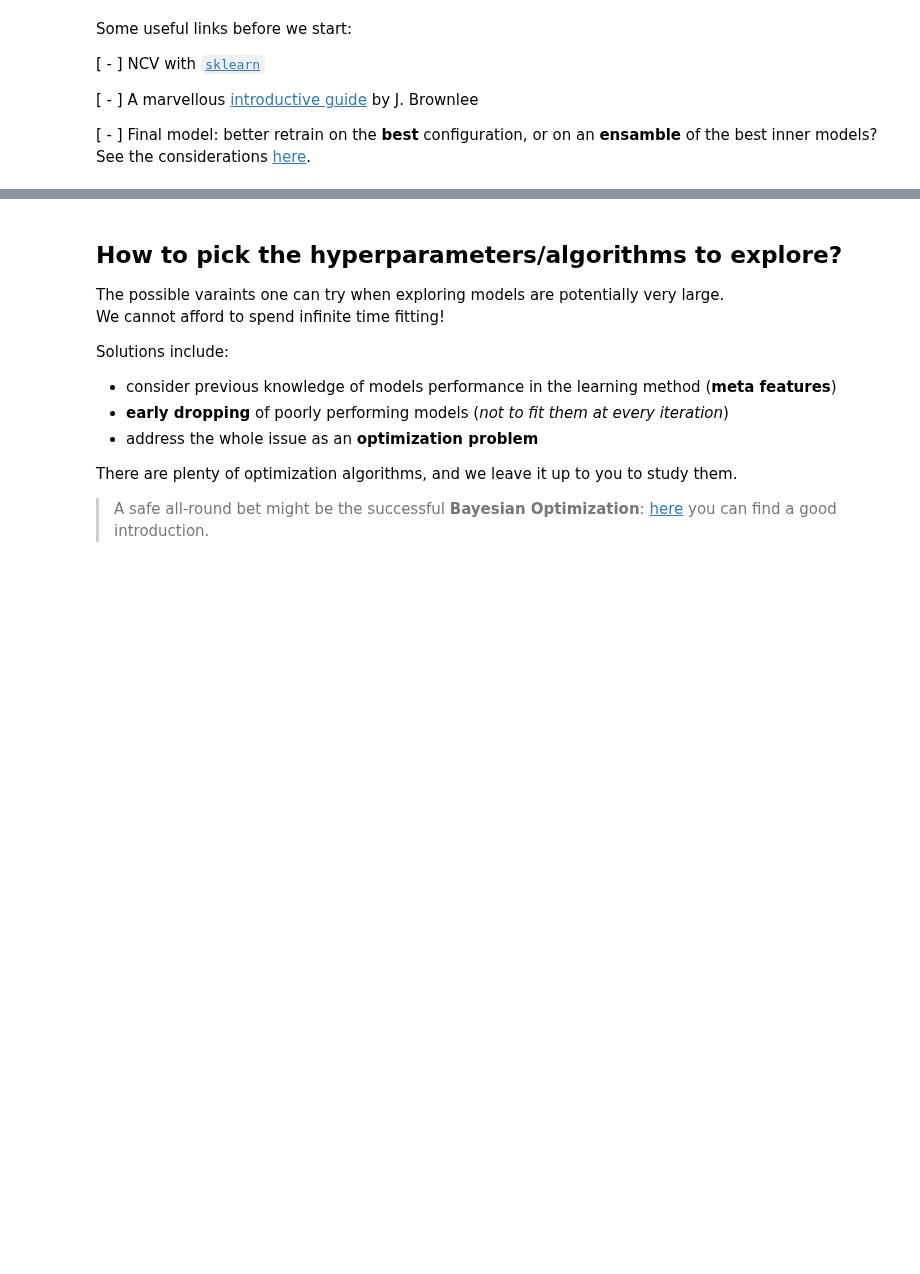
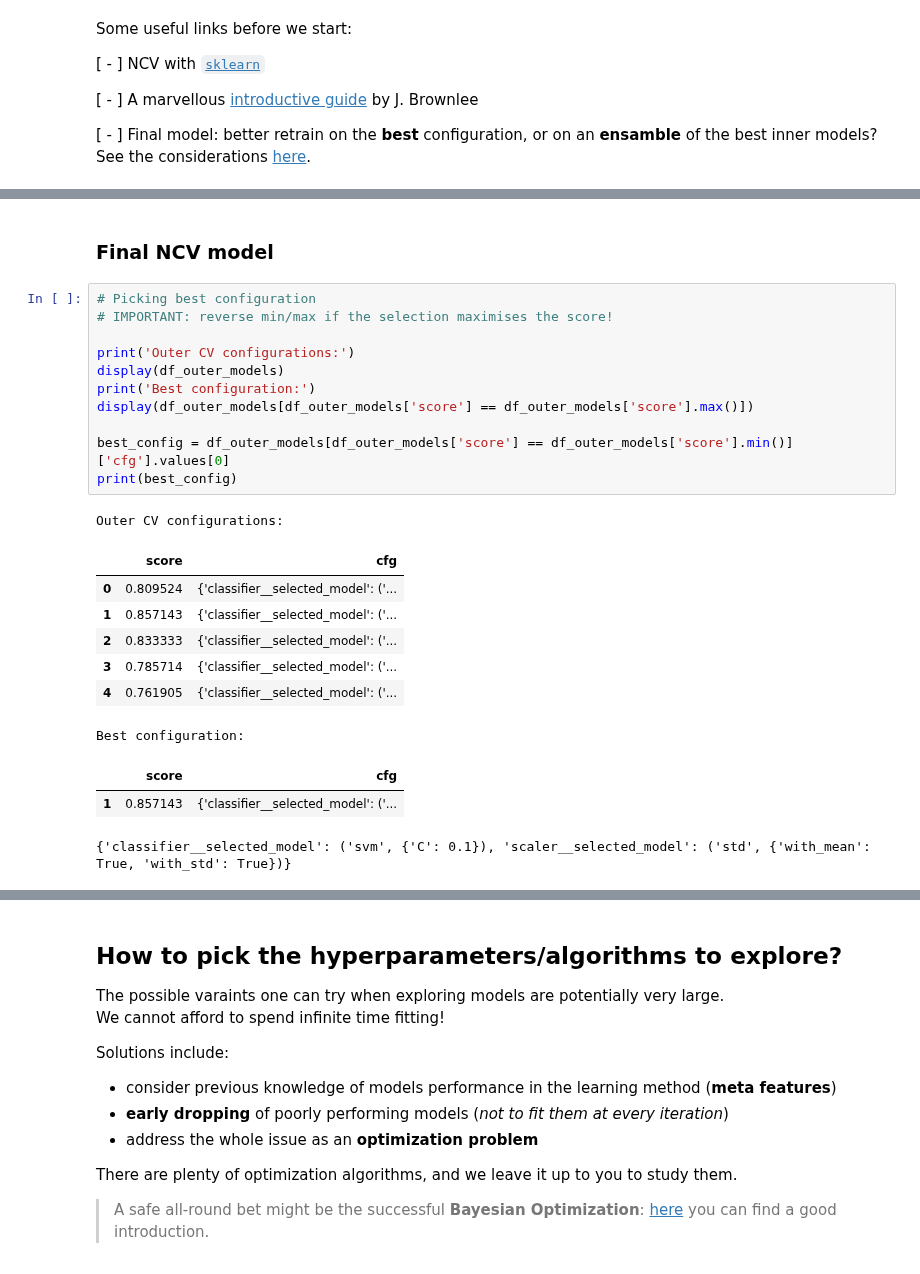
Before and after one commit to astrostatistics-in-crete/2022_summer_school, a Jupyter notebook: ML_Practises/ML_Practises_W_answerkey.ipynb, the cells around one changed output, grey strips where cells are left out. Drawn from its saved outputs; the diff is of its cells as text; blank space fills up the shorter version.

```diff
--- a/ML_Practises/ML_Practises_W_answerkey.ipynb
+++ b/ML_Practises/ML_Practises_W_answerkey.ipynb
@@ -463,0 +631,25 @@ See the considerations [here](https://www.analyticsvidhya.com/blog/2021/03/a-ste
+# %% [markdown]
+### Final NCV model
+# %%
+# Picking best configuration
+# IMPORTANT: reverse min/max if the selection maximises the score!
+
+print('Outer CV configurations:')
+display(df_outer_models)
+print('Best configuration:')
+display(df_outer_models[df_outer_models['score'] == df_outer_models['score'].max()])
+
+best_config = df_outer_models[df_outer_models['score'] == df_outer_models['score'].min()]['cfg'].values[0]
+print(best_config)
+# %% [output]
+Outer CV configurations:
+|  | score | cfg |
+| 0 | 0.809524 | {'classifier__selected_model': ('... |
+| 1 | 0.857143 | {'classifier__selected_model': ('... |
+| 2 | 0.833333 | {'classifier__selected_model': ('... |
+| 3 | 0.785714 | {'classifier__selected_model': ('... |
+| 4 | 0.761905 | {'classifier__selected_model': ('... |
+Best configuration:
+|  | score | cfg |
+| 1 | 0.857143 | {'classifier__selected_model': ('... |
+{'classifier__selected_model': ('svm', {'C': 0.1}), 'scaler__selected_model': ('std', {'with_mean': True, 'with_std': True})}
```
Also changed, not shown: parts of 19 cells of this notebook.
